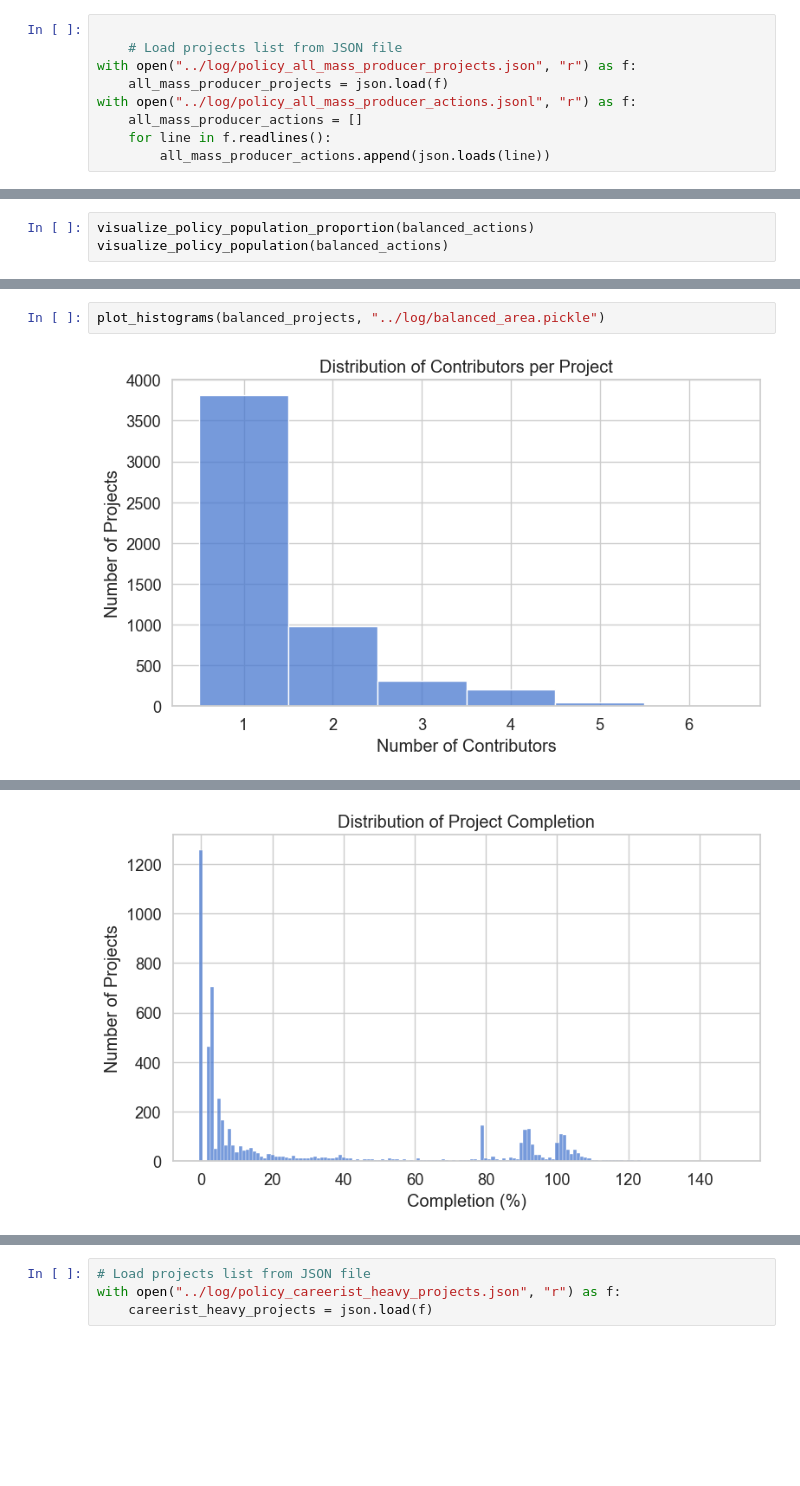
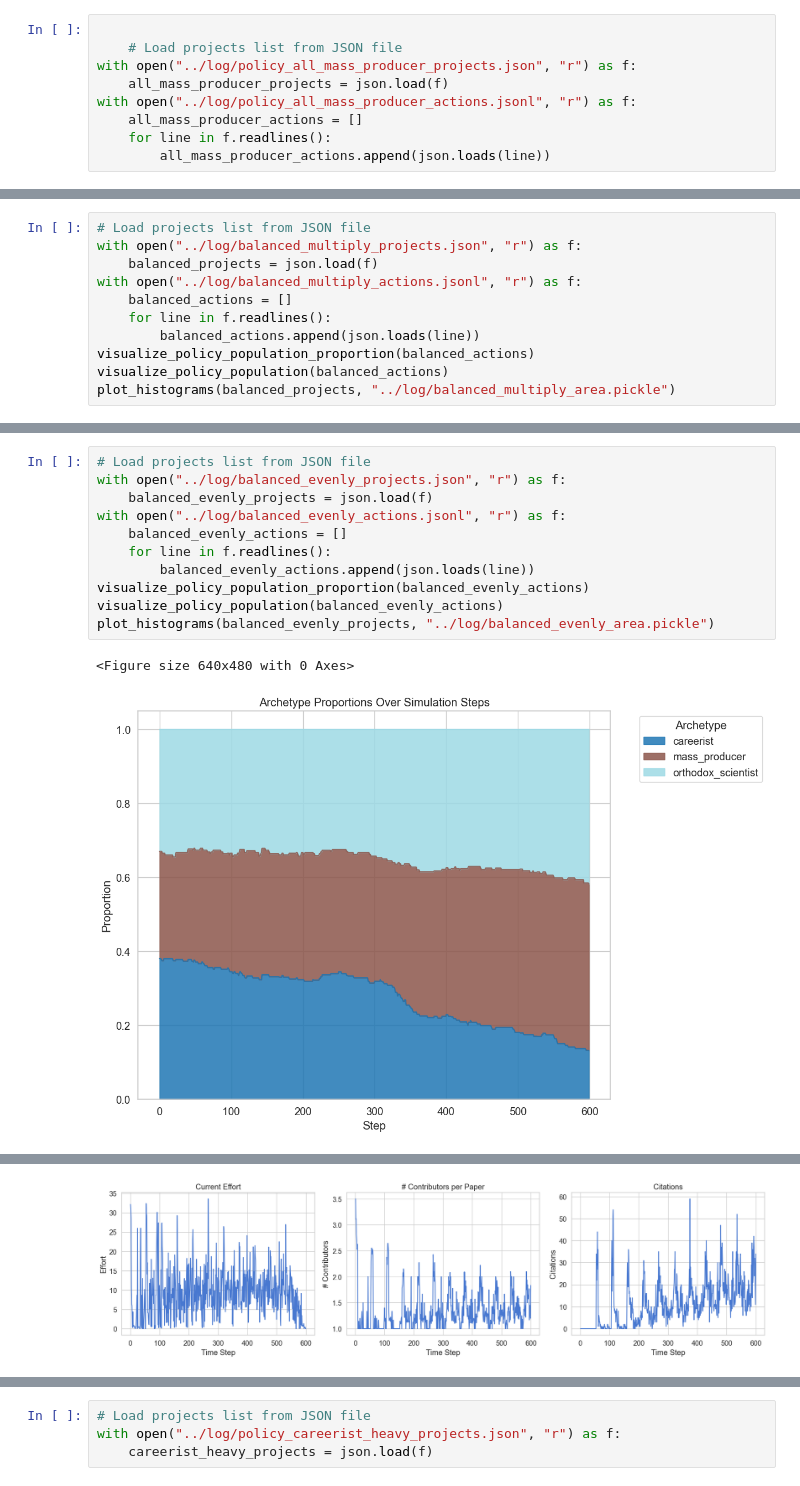
Before and after one commit to Christof93/Conference-Simulation, a Jupyter notebook: simulation/reputation-environment/policy_simulation_stats.ipynb, the cells around one changed output, grey strips where cells are left out. Drawn from its saved outputs; the diff is of its cells as text; blank space fills up the shorter version.

```diff
--- a/simulation/reputation-environment/policy_simulation_stats.ipynb
+++ b/simulation/reputation-environment/policy_simulation_stats.ipynb
@@ -350,5 +416,13 @@ with open("../log/balanced_actions.jsonl", "r") as f:
 # %%
+# Load projects list from JSON file
+with open("../log/balanced_multiply_projects.json", "r") as f:
+    balanced_projects = json.load(f)
+with open("../log/balanced_multiply_actions.jsonl", "r") as f:
+    balanced_actions = []
+    for line in f.readlines():
+        balanced_actions.append(json.loads(line))
 visualize_policy_population_proportion(balanced_actions)
 visualize_policy_population(balanced_actions)
+plot_histograms(balanced_projects, "../log/balanced_multiply_area.pickle")
 # %% [output]
 <Figure size 640x480 with 0 Axes>
@@ -357,4 +439,14 @@ visualize_policy_population(balanced_actions)
 # %%
-plot_histograms(balanced_projects, "../log/balanced_area.pickle")
+# Load projects list from JSON file
+with open("../log/balanced_evenly_projects.json", "r") as f:
+    balanced_evenly_projects = json.load(f)
+with open("../log/balanced_evenly_actions.jsonl", "r") as f:
+    balanced_evenly_actions = []
+    for line in f.readlines():
+        balanced_evenly_actions.append(json.loads(line))
+visualize_policy_population_proportion(balanced_evenly_actions)
+visualize_policy_population(balanced_evenly_actions)
+plot_histograms(balanced_evenly_projects, "../log/balanced_evenly_area.pickle")
 # %% [output]
+<Figure size 640x480 with 0 Axes>
-[figure, old version]
+[figure, new version]
@@ -365 +457 @@ plot_histograms(balanced_projects, "../log/balanced_area.pickle")
-[figure, old version]
+[figure, new version]
```
Also changed, not shown: parts of 9 cells of this notebook, 5 other files.
